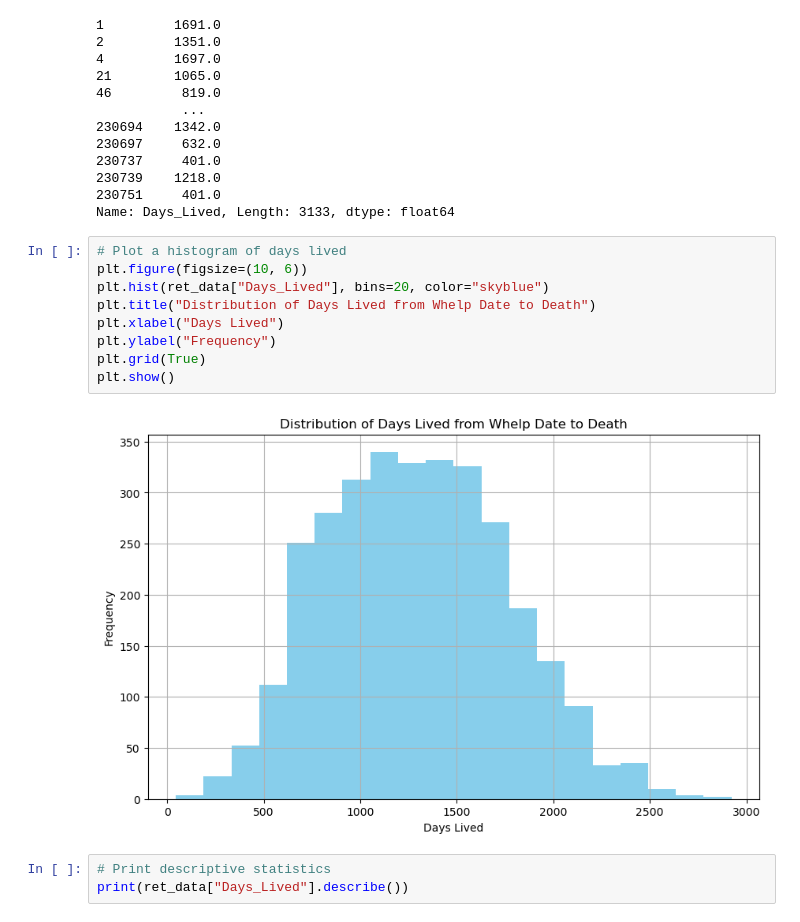
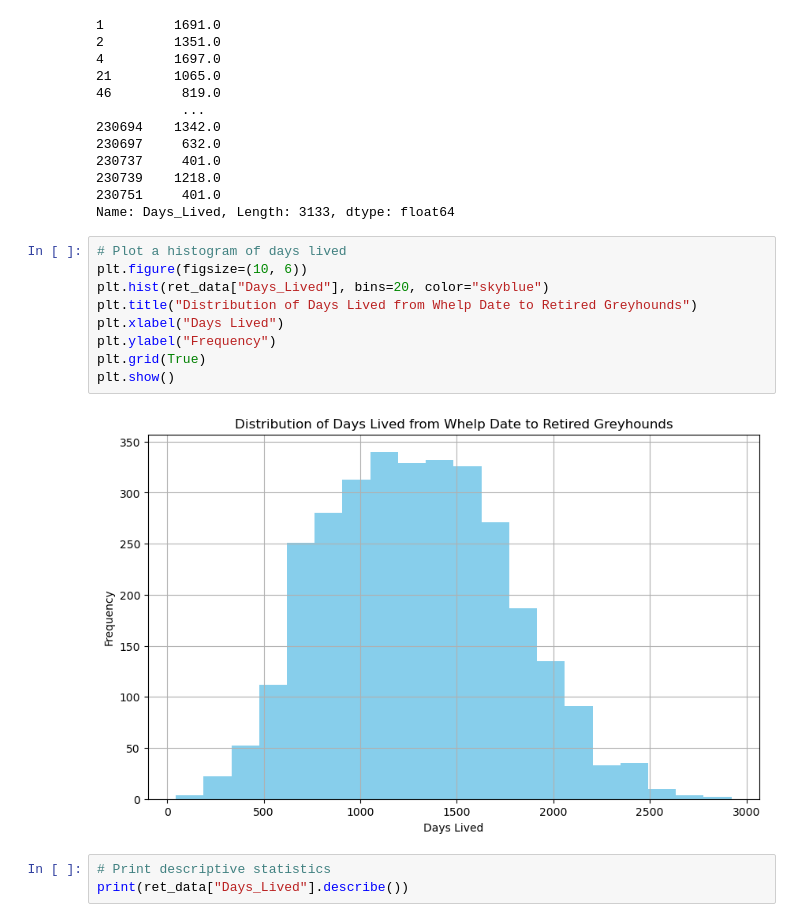
Before and after one commit to sba22178/capstone2023, a Jupyter notebook: Adding the status cloumn.ipynb, the cells around one changed output. Drawn from its saved outputs; the diff is of its cells as text.

```diff
--- a/Adding the status cloumn.ipynb
+++ b/Adding the status cloumn.ipynb
@@ -204,14 +204,14 @@ Name: Days_Lived, Length: 3133, dtype: float64
 # %%
 # Plot a histogram of days lived
 plt.figure(figsize=(10, 6))
 plt.hist(ret_data["Days_Lived"], bins=20, color="skyblue")
-plt.title("Distribution of Days Lived from Whelp Date to Death")
+plt.title("Distribution of Days Lived from Whelp Date to Retired Greyhounds")
 plt.xlabel("Days Lived")
 plt.ylabel("Frequency")
 plt.grid(True)
 plt.show()
 # %% [output]
-[figure, old version]
+[figure, new version]
 # %%
 # Print descriptive statistics
 print(ret_data["Days_Lived"].describe())
```
Also changed, not shown: parts of 11 cells of this notebook.
